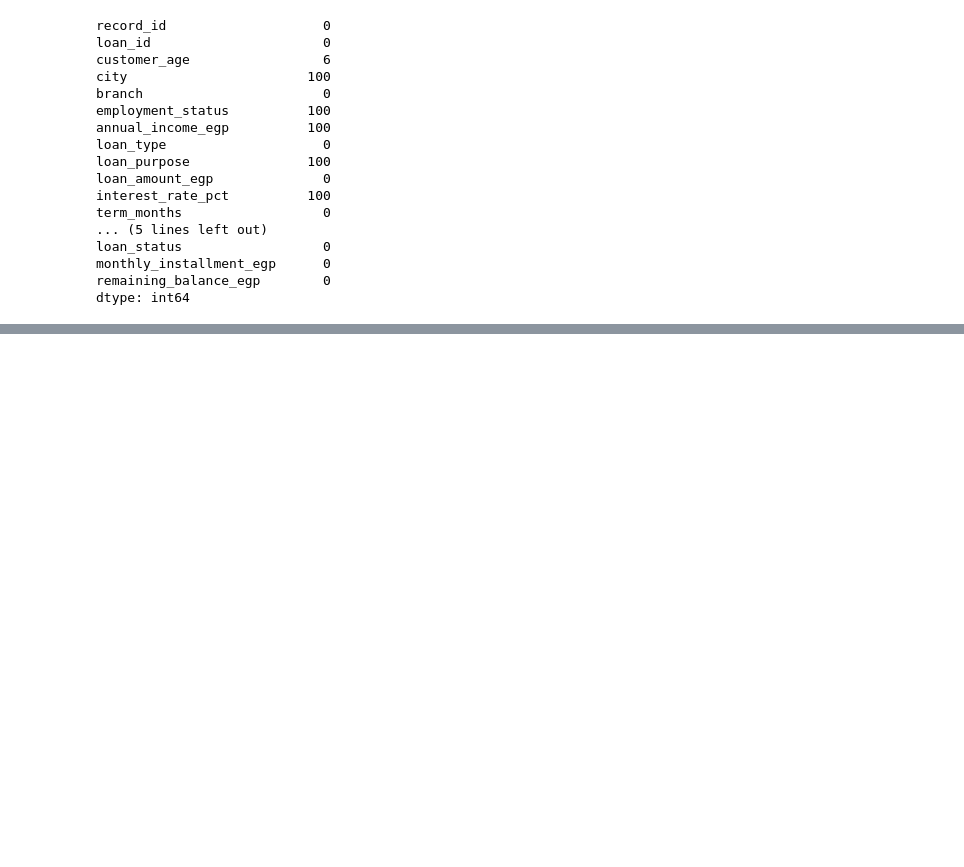
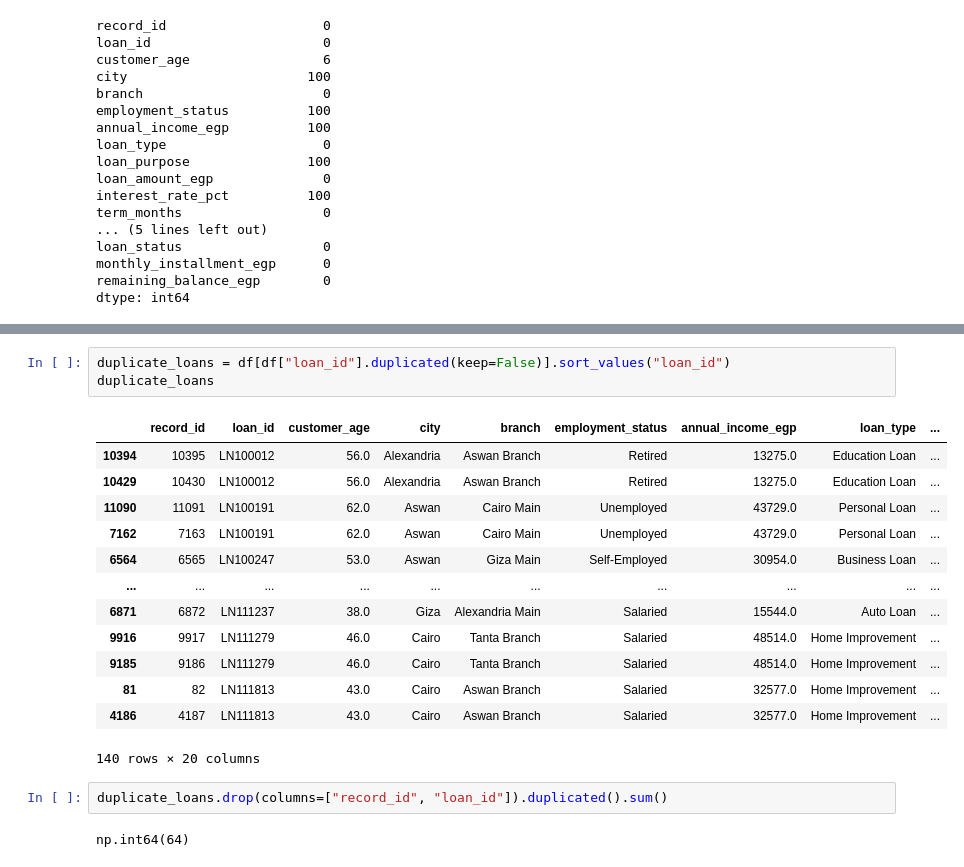
Before and after one commit to ATRA559/Banking-Loans-Data-Analysis, a Jupyter notebook: Banking_Loans_Project.ipynb, the cells around one changed output, grey strips where cells are left out. Saved outputs shown, nothing was run; the diff lists cells and outputs as text; blank space fills up the shorter version.

```diff
--- a/Banking_Loans_Project.ipynb
+++ b/Banking_Loans_Project.ipynb
@@ -106,0 +163,21 @@ dtype: int64
+# %%
+duplicate_loans = df[df["loan_id"].duplicated(keep=False)].sort_values("loan_id")
+duplicate_loans
+# %% [output]
+|  | record_id | loan_id | customer_age | city | branch | employment_status | annual_income_egp | loan_type | ... |
+| 10394 | 10395 | LN100012 | 56.0 | Alexandria | Aswan Branch | Retired | 13275.0 | Education Loan | ... |
+| 10429 | 10430 | LN100012 | 56.0 | Alexandria | Aswan Branch | Retired | 13275.0 | Education Loan | ... |
+| 11090 | 11091 | LN100191 | 62.0 | Aswan | Cairo Main | Unemployed | 43729.0 | Personal Loan | ... |
+| 7162 | 7163 | LN100191 | 62.0 | Aswan | Cairo Main | Unemployed | 43729.0 | Personal Loan | ... |
+| 6564 | 6565 | LN100247 | 53.0 | Aswan | Giza Main | Self-Employed | 30954.0 | Business Loan | ... |
+| ... | ... | ... | ... | ... | ... | ... | ... | ... | ... |
+| 6871 | 6872 | LN111237 | 38.0 | Giza | Alexandria Main | Salaried | 15544.0 | Auto Loan | ... |
+| 9916 | 9917 | LN111279 | 46.0 | Cairo | Tanta Branch | Salaried | 48514.0 | Home Improvement | ... |
+| 9185 | 9186 | LN111279 | 46.0 | Cairo | Tanta Branch | Salaried | 48514.0 | Home Improvement | ... |
+| 81 | 82 | LN111813 | 43.0 | Cairo | Aswan Branch | Salaried | 32577.0 | Home Improvement | ... |
+| 4186 | 4187 | LN111813 | 43.0 | Cairo | Aswan Branch | Salaried | 32577.0 | Home Improvement | ... |
+140 rows × 20 columns
+# %%
+duplicate_loans.drop(columns=["record_id", "loan_id"]).duplicated().sum()
+# %% [output]
+np.int64(64)
```
Also changed, not shown: parts of 29 cells of this notebook.
